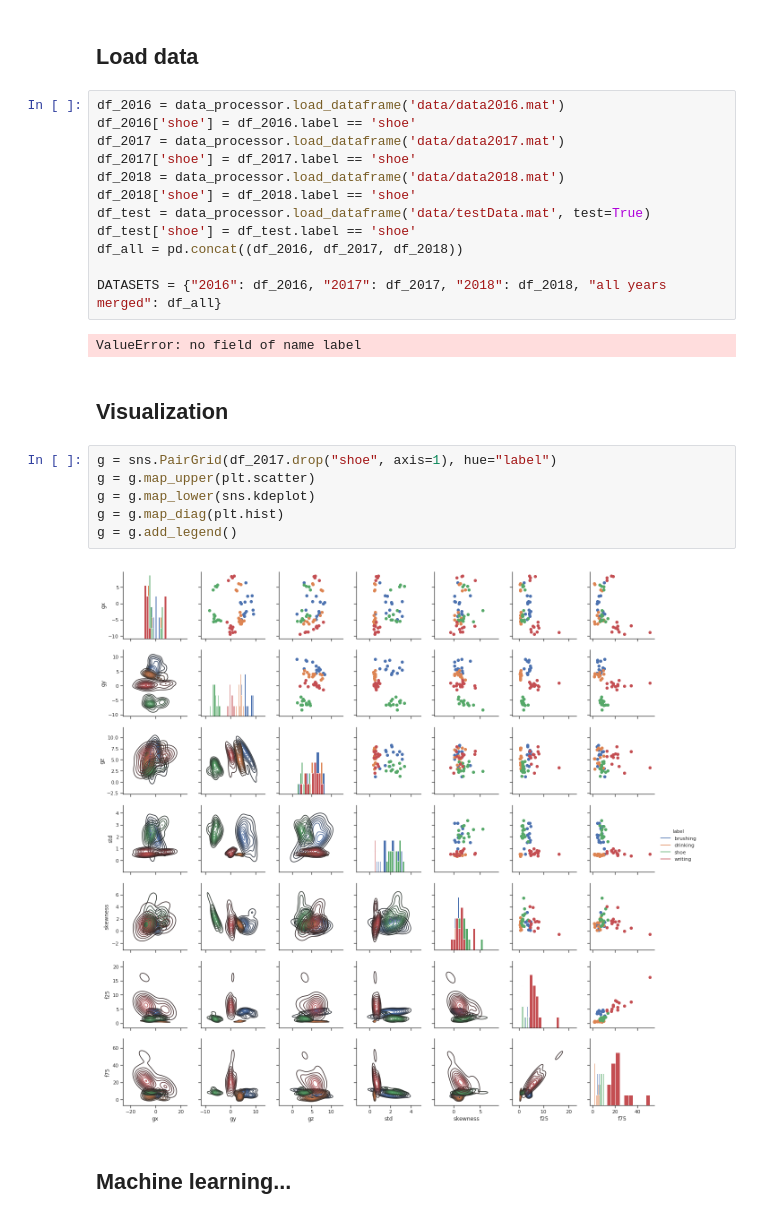
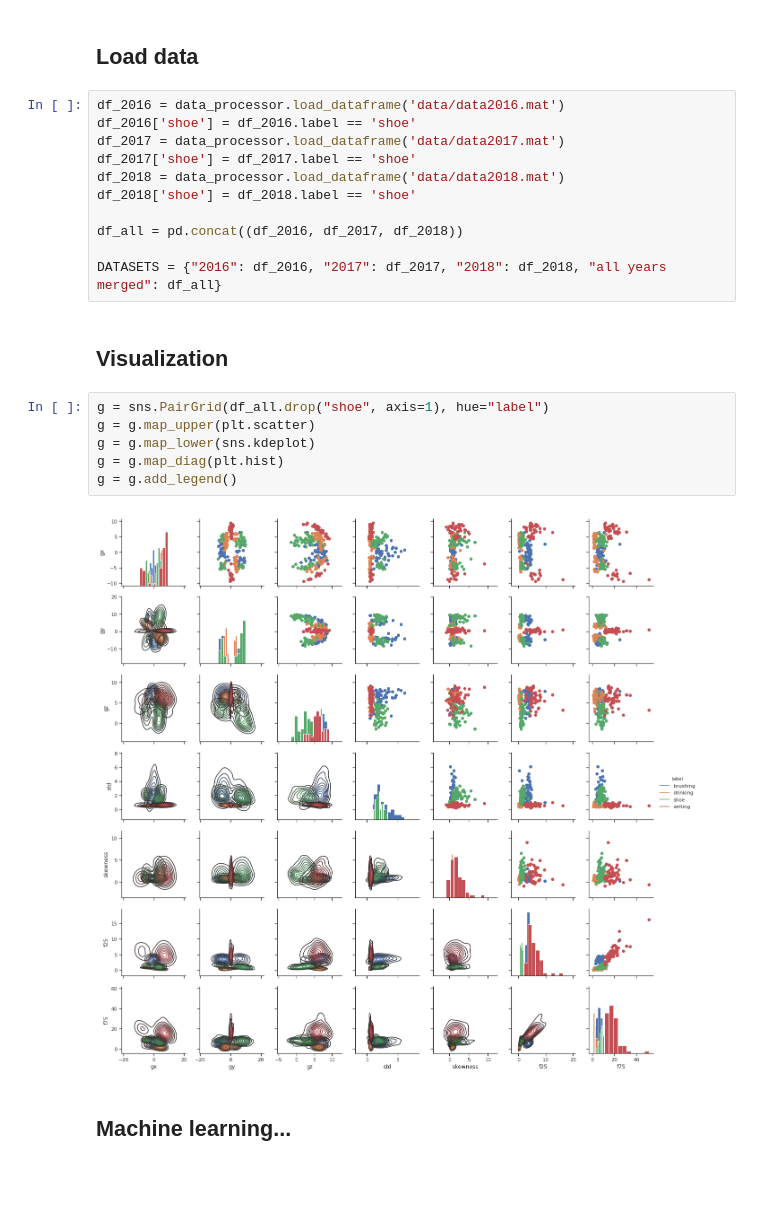
Before and after one commit to PierreSp/Activity_Tracking_SVM, a Jupyter notebook: plot_rbf_parameters.ipynb, the cells around one changed output. Saved outputs shown, nothing was run; the diff lists cells and outputs as text; blank space fills up the shorter version.

```diff
--- a/plot_rbf_parameters.ipynb
+++ b/plot_rbf_parameters.ipynb
@@ -17,23 +17,20 @@ df_2017 = data_processor.load_dataframe('data/data2017.mat')
 df_2017['shoe'] = df_2017.label == 'shoe'
 df_2018 = data_processor.load_dataframe('data/data2018.mat')
 df_2018['shoe'] = df_2018.label == 'shoe'
-df_test = data_processor.load_dataframe('data/testData.mat', test=True)
-df_test['shoe'] = df_test.label == 'shoe'
+
 df_all = pd.concat((df_2016, df_2017, df_2018))
 
 DATASETS = {"2016": df_2016, "2017": df_2017, "2018": df_2018, "all years merged": df_all}
-# %% [output]
-ValueError: no field of name label
 # %% [markdown]
 ## Visualization
 # %%
-g = sns.PairGrid(df_2017.drop("shoe", axis=1), hue="label")
+g = sns.PairGrid(df_all.drop("shoe", axis=1), hue="label")
 g = g.map_upper(plt.scatter)
 g = g.map_lower(sns.kdeplot)
 g = g.map_diag(plt.hist)
 g = g.add_legend()
 # %% [output]
-[figure, old version]
+[figure, new version]
 # %% [markdown]
 ## Machine learning...
 # %%
```
Also changed, not shown: parts of 1 cell of this notebook, 1 other file.
